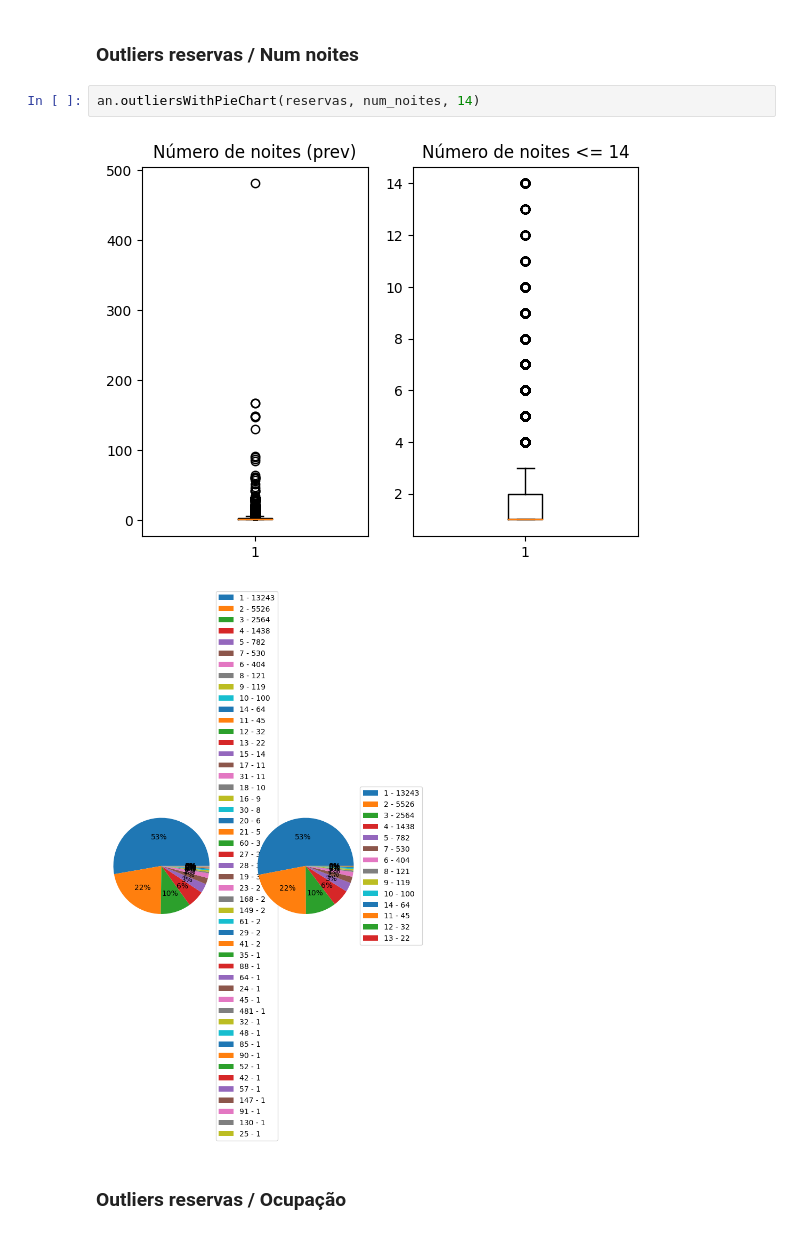
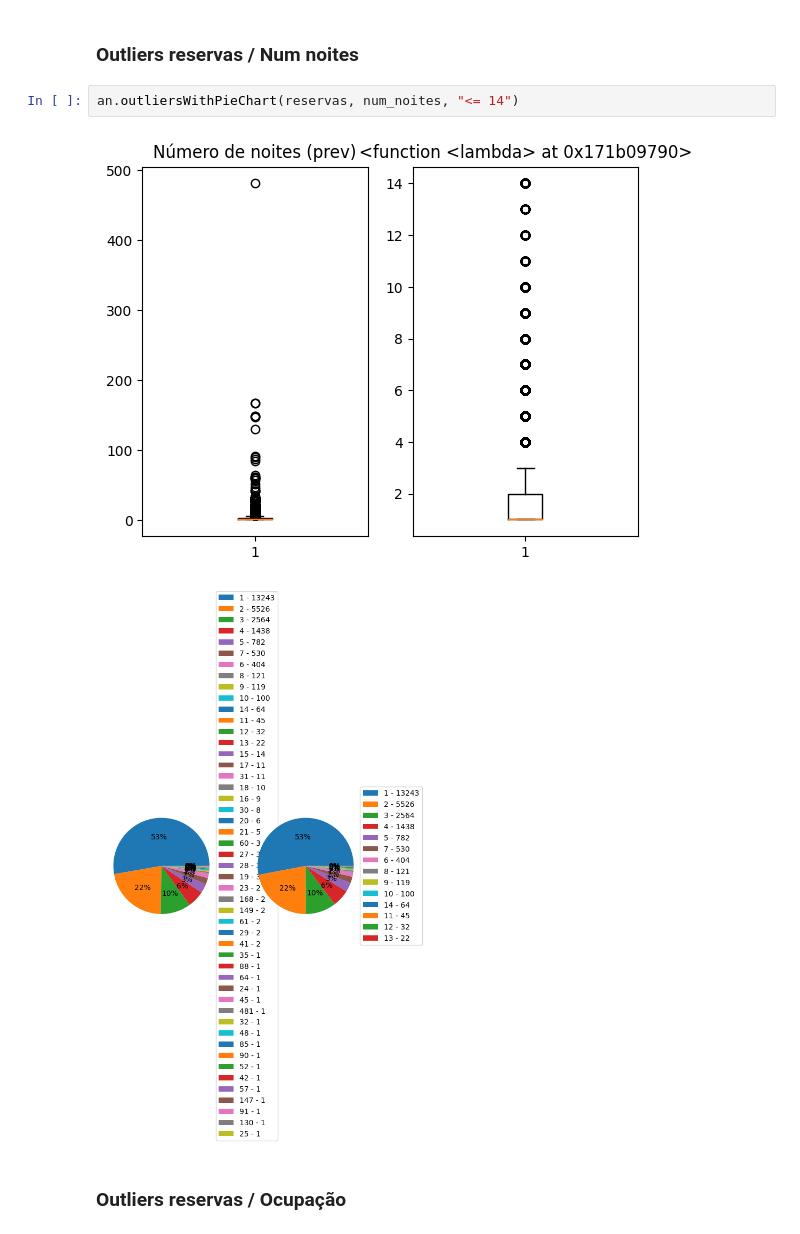
Before and after one commit to 8090457/MEI_TP_TEAD, a Jupyter notebook: Analise_Dados/AnalisePython/OutliersReservas.ipynb, the cells around one changed output. Drawn from its saved outputs; the diff is of its cells as text.

```diff
--- a/Analise_Dados/AnalisePython/OutliersReservas.ipynb
+++ b/Analise_Dados/AnalisePython/OutliersReservas.ipynb
@@ -41,9 +41,9 @@ print(q)
 # %% [markdown]
 ### Outliers reservas / Num noites
 # %%
-an.outliersWithPieChart(reservas, num_noites, 14)
+an.outliersWithPieChart(reservas, num_noites, "<= 14")
 # %% [output]
-[figure, old version]
+[figure, new version]
 [figure]
 # %% [markdown]
 ### Outliers reservas / Ocupação
```
Also changed, not shown: parts of 5 cells of this notebook, 2 other files.
